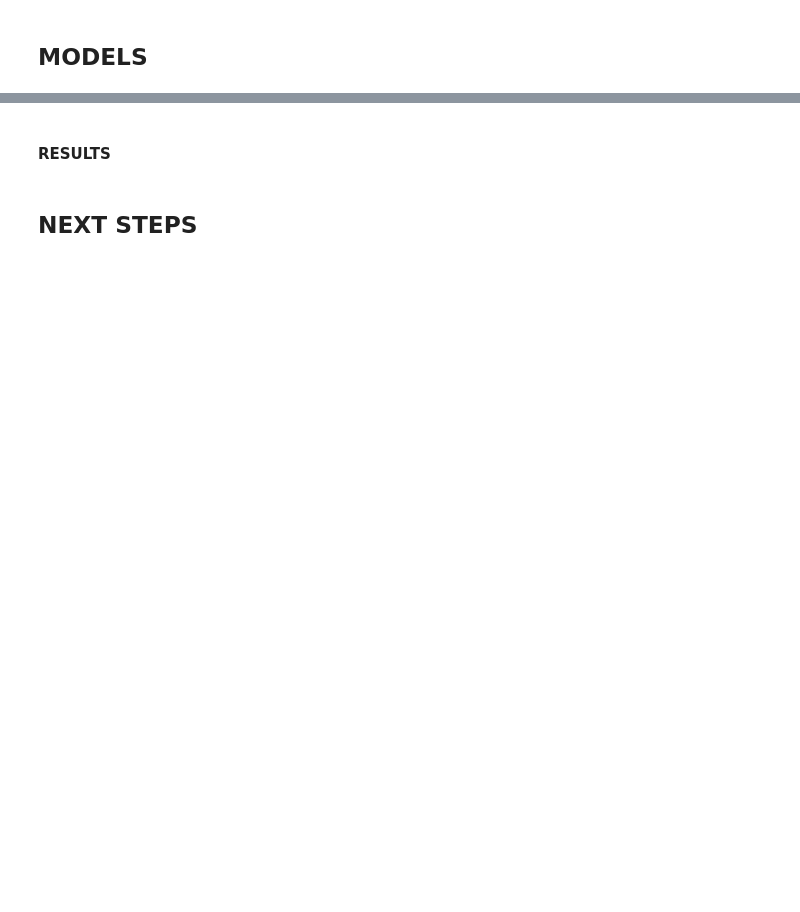
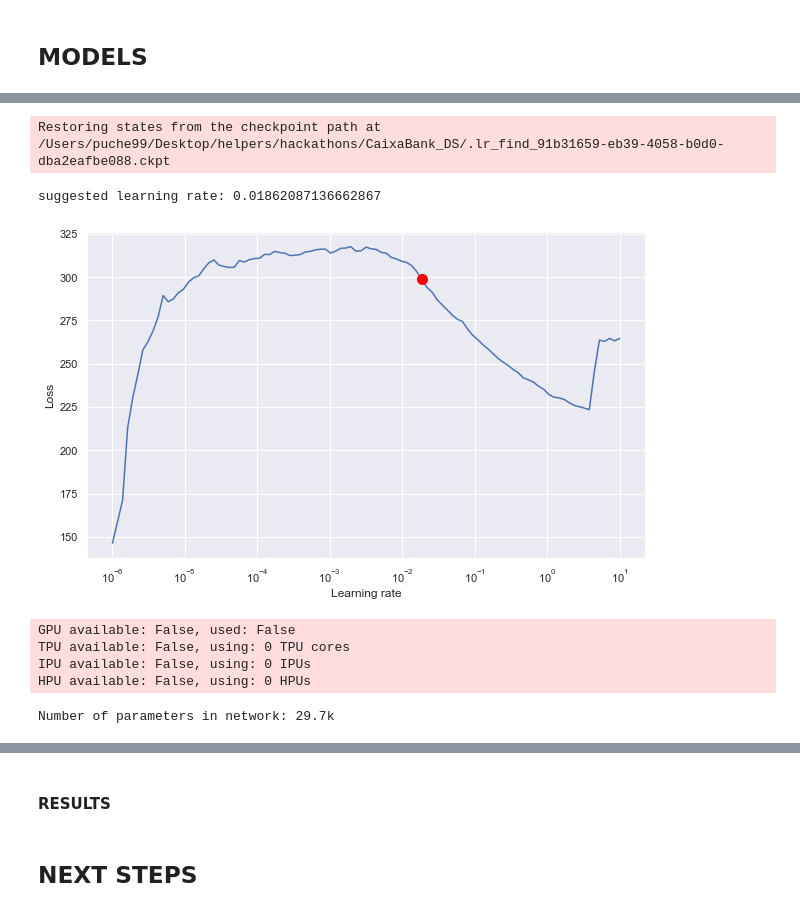
Before and after one commit to puchee99/CaixaBank_DS, a Jupyter notebook: main.ipynb, the cells around one changed output, grey strips where cells are left out. Saved outputs shown, nothing was run; the diff lists cells and outputs as text; code cells hidden in the pictures; blank space fills up the shorter version.

```diff
--- a/main.ipynb
+++ b/main.ipynb
@@ -30,0 +346,26 @@ jola
+# %%
+# configure network and trainer
+pl.seed_everything(42)
+trainer = pl.Trainer(
+    gpus=0,
+    # clipping gradients is a hyperparameter and important to prevent divergance
+    # of the gradient for recurrent neural networks
+    gradient_clip_val=0.1,
+)
+
+
+tft = TemporalFusionTransformer.from_dataset(
+    training,
+    # not meaningful for finding the learning rate but otherwise very important
+    learning_rate=0.03,
+    hidden_size=16,  # most important hyperparameter apart from learning rate
+    # number of attention heads. Set to up to 4 for large datasets
+    attention_head_size=1,
+    dropout=0.1,  # between 0.1 and 0.3 are good values
+    hidden_continuous_size=8,  # set to <= hidden_size
+    output_size=7,  # 7 quantiles by default
+    loss=QuantileLoss(),
+    # reduce learning rate if no improvement in validation loss after x epochs
+    reduce_on_plateau_patience=4,
+)
+print(f"Number of parameters in network: {tft.size()/1e3:.1f}k")
@@ -30,0 +379,54 @@ jola
+# %%
+# find optimal learning rate
+res = trainer.tuner.lr_find(
+    tft,
+    train_dataloaders=train_dataloader,
+    val_dataloaders=val_dataloader,
+    max_lr=10.0,
+    min_lr=1e-6,
+)
+
+print(f"suggested learning rate: {res.suggestion()}")
+fig = res.plot(show=True, suggest=True)
+fig.show()
+# %% [output]
+Restoring states from the checkpoint path at /Users/puche99/Desktop/helpers/hackathons/CaixaBank_DS/.lr_find_91b31659-eb39-4058-b0d0-dba2eafbe088.ckpt
+suggested learning rate: 0.01862087136662867
+[figure, added]
+# %%
+# configure network and trainer
+early_stop_callback = EarlyStopping(monitor="val_loss", min_delta=1e-4, patience=10, verbose=False, mode="min")
+lr_logger = LearningRateMonitor()  # log the learning rate
+logger = TensorBoardLogger("lightning_logs")  # logging results to a tensorboard
+
+trainer = pl.Trainer(
+    max_epochs=3,
+    gpus=0,
+    weights_summary="top",
+    gradient_clip_val=0.1,
+    limit_train_batches=30,  # coment in for training, running valiation every 30 batches
+    # fast_dev_run=True,  # comment in to check that networkor dataset has no serious bugs
+    callbacks=[lr_logger, early_stop_callback],
+    logger=logger,
+)
+
+
+tft = TemporalFusionTransformer.from_dataset(
+    training,
+    learning_rate=0.03,
+    hidden_size=16,
+    attention_head_size=1,
+    dropout=0.1,
+    hidden_continuous_size=8,
+    output_size=7,  # 7 quantiles by default
+    loss=QuantileLoss(),
+    log_interval=10,  # uncomment for learning rate finder and otherwise, e.g. to 10 for logging every 10 batches
+    reduce_on_plateau_patience=4,
+)
+print(f"Number of parameters in network: {tft.size()/1e3:.1f}k")
+# %% [output]
+GPU available: False, used: False
+TPU available: False, using: 0 TPU cores
+IPU available: False, using: 0 IPUs
+HPU available: False, using: 0 HPUs
+Number of parameters in network: 29.7k
```
Also changed, not shown: parts of 36 cells of this notebook, 1 other file.
